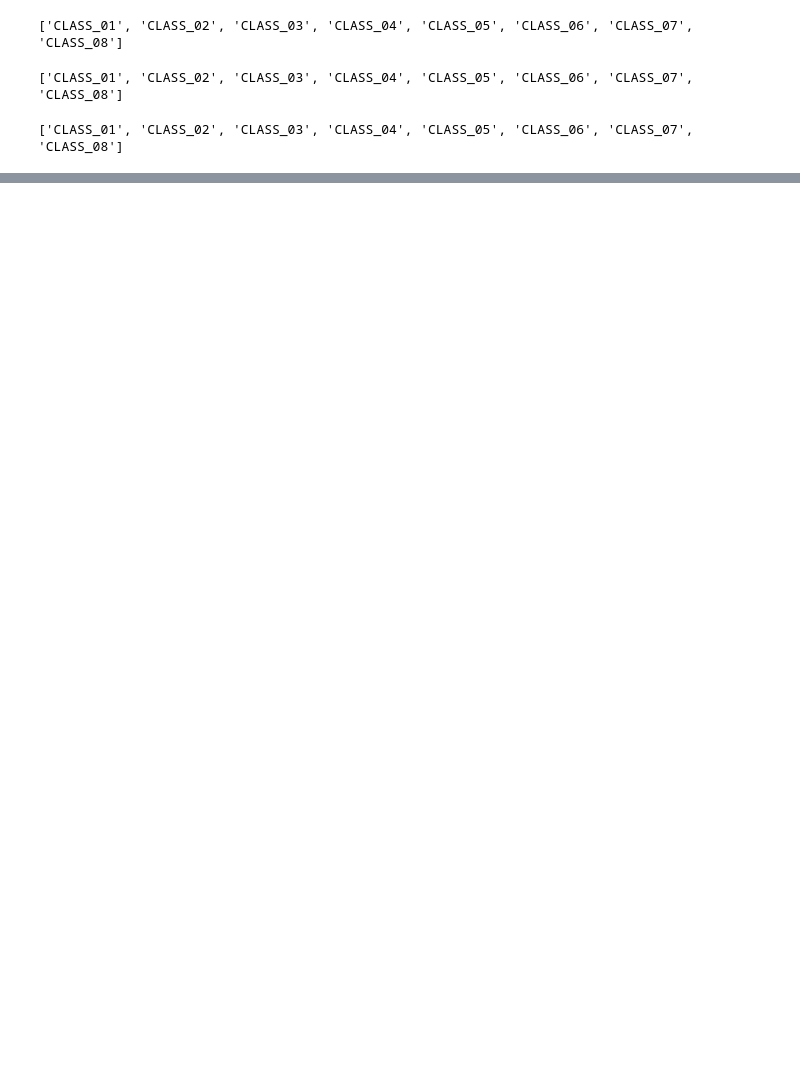
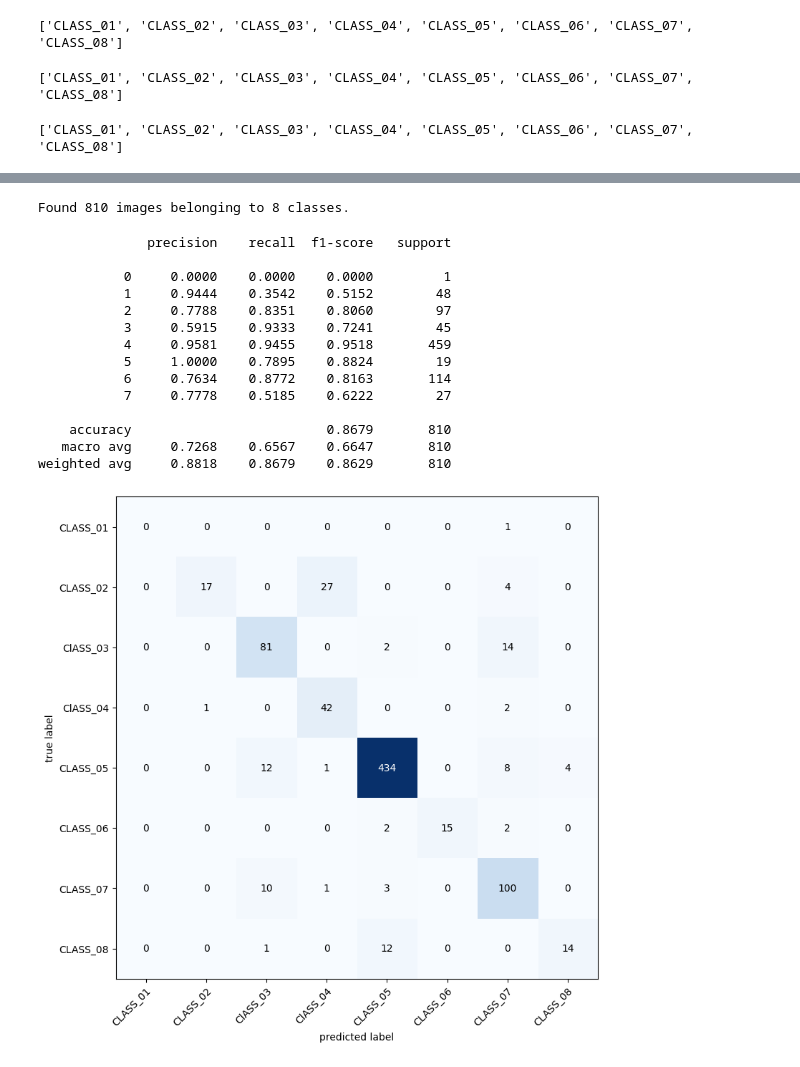
Before and after one commit to IApjibteligencia/EIG-PJ-EXAMEN-TDatos, a Jupyter notebook: ExamenCarneEigPJ.ipynb, the cells around one changed output, grey strips where cells are left out. Saved outputs shown, nothing was run; the diff lists cells and outputs as text; code cells hidden in the pictures; blank space fills up the shorter version.

```diff
--- a/ExamenCarneEigPJ.ipynb
+++ b/ExamenCarneEigPJ.ipynb
@@ -79,0 +207,54 @@ for images, labels in test_ds.take(1):
+# %%
+from sklearn.metrics import confusion_matrix, f1_score, roc_curve, precision_score, recall_score,roc_auc_score
+from sklearn import metrics
+from mlxtend.plotting import plot_confusion_matrix
+from keras.models import load_model
+from keras.preprocessing.image import ImageDataGenerator
+import numpy as np
+import matplotlib.pyplot as plt
+%matplotlib inline
+
+width_shape = 300
+height_shape = 300
+
+names = ['CLASS_01', 'CLASS_02', 'ClASS_03','ClASS_04', 'CLASS_05', 'CLASS_06', 'CLASS_07', 'CLASS_08']
+
+test_data_dir = 'c:\\EIG\\Ejercicios\\CarneDataset\\test'
+
+test_datagen = ImageDataGenerator()
+
+test_generator = test_datagen.flow_from_directory(
+    test_data_dir,
+    target_size = (width_shape, height_shape),
+    class_mode='categorical',
+    shuffle = False)
+
+custom_Model = load_model("C:\\EIG\\Ejercicios\\CarneDataset\modelo_CNN2.h5")
+
+predictions = custom_Model.predict_generator(generator=test_generator)
+
+y_pred = np.argmax(predictions, axis=1)
+y_real = test_generator.classes
+
+
+matc = confusion_matrix(y_real, y_pred)
+plot_confusion_matrix(conf_mat=matc, figsize=(8,8), class_names = names, show_normed=False)
+plt.tight_layout()
+print(metrics.classification_report(y_real, y_pred, digits = 4))
+# %% [output]
+Found 810 images belonging to 8 classes.
+              precision    recall  f1-score   support
+
+           0     0.0000    0.0000    0.0000         1
+           1     0.9444    0.3542    0.5152        48
+           2     0.7788    0.8351    0.8060        97
+           3     0.5915    0.9333    0.7241        45
+           4     0.9581    0.9455    0.9518       459
+           5     1.0000    0.7895    0.8824        19
+           6     0.7634    0.8772    0.8163       114
+           7     0.7778    0.5185    0.6222        27
+
+    accuracy                         0.8679       810
+   macro avg     0.7268    0.6567    0.6647       810
+weighted avg     0.8818    0.8679    0.8629       810
+[figure, added]
```
Also changed, not shown: parts of 18 cells of this notebook, 1 other file.
